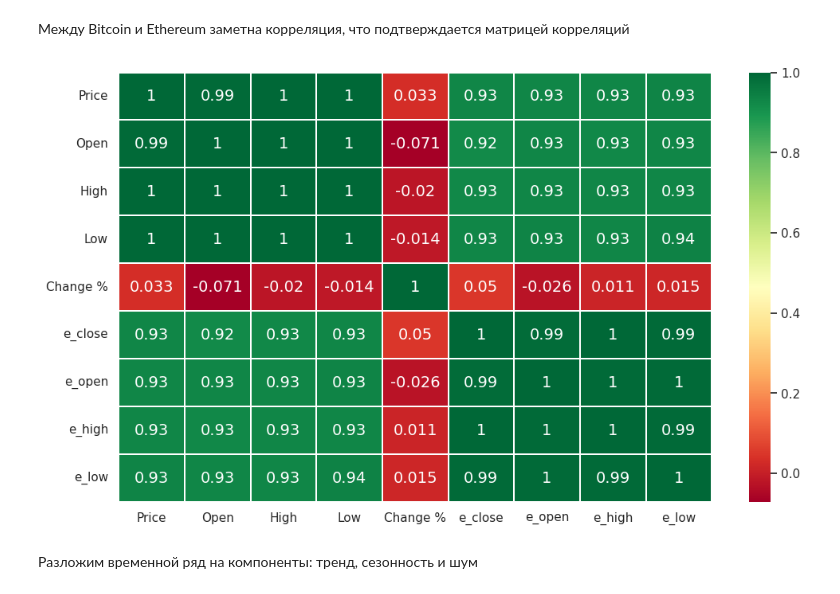
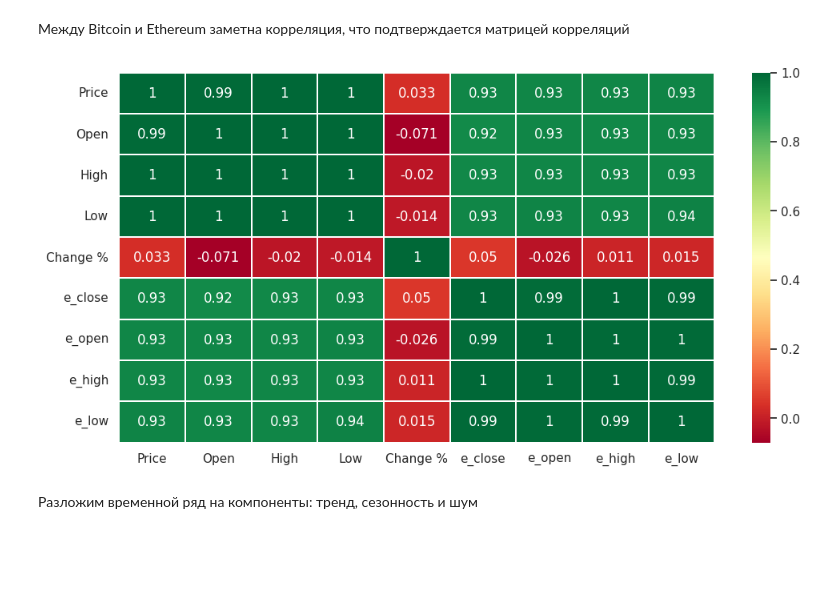
Before and after one commit to week8day/bitcoin-prediction, a Jupyter notebook: BTC_prediction_catboost.ipynb, the cells around one changed output. Drawn from its saved outputs; the diff is of its cells as text; code cells hidden in the pictures; blank space fills up the shorter version.

```diff
--- a/BTC_prediction_catboost.ipynb
+++ b/BTC_prediction_catboost.ipynb
@@ -155,10 +155,10 @@ plt.show()
 # %% [markdown]
 Между Bitcoin и Ethereum заметна корреляция, что подтверждается матрицей корреляций
 # %%
-plt.figure(figsize=(12, 7))
-sns.heatmap(data.corr(), annot=True, cmap='RdYlGn', linewidths=0.2, annot_kws={'size': 14});
+plt.figure(figsize=(12, 6))
+sns.heatmap(data.corr(), annot=True, cmap='RdYlGn', linewidths=0.1, annot_kws={'size': 12});
 # %% [output]
-[figure, old version]
+[figure, new version]
 # %% [markdown]
 Разложим временной ряд на компоненты: тренд, сезонность и шум
 # %%
```
Also changed, not shown: parts of 10 cells of this notebook.
